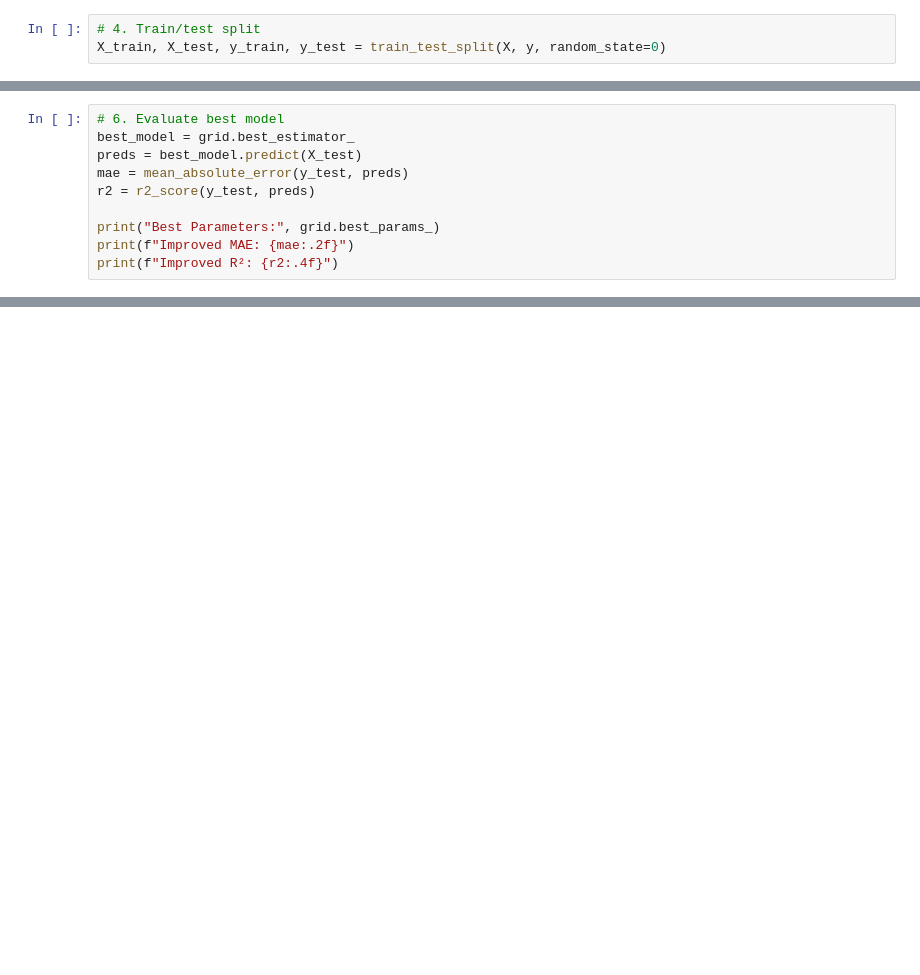
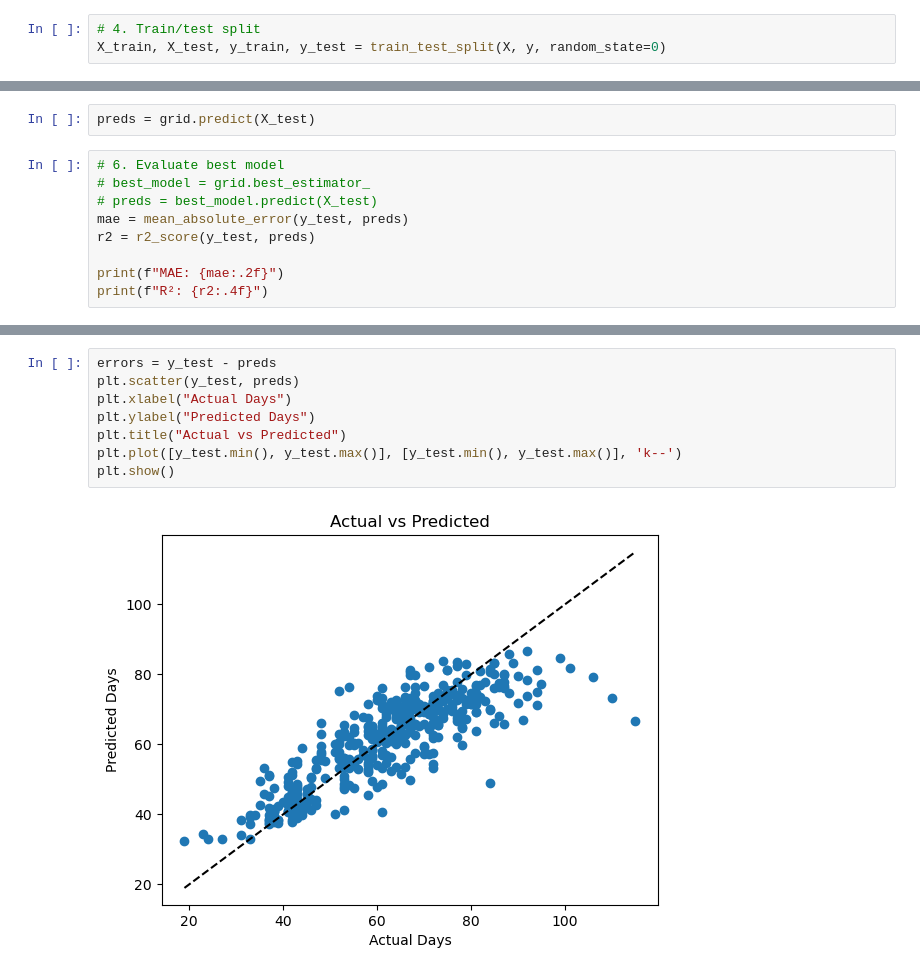
Before and after one commit to BinodGaihre/final_project_ABS, a Jupyter notebook: tepb.ipynb, the cells around one changed output, grey strips where cells are left out. Drawn from its saved outputs; the diff is of its cells as text; blank space fills up the shorter version.

```diff
--- a/tepb.ipynb
+++ b/tepb.ipynb
@@ -127,11 +173,12 @@ GridSearchCV(cv=3, estimator=RandomForestRegressor(random_state=0), n_jobs=-1,
+# %%
+preds = grid.predict(X_test)
 # %%
 # 6. Evaluate best model
-best_model = grid.best_estimator_
-preds = best_model.predict(X_test)
+# best_model = grid.best_estimator_
+# preds = best_model.predict(X_test)
 mae = mean_absolute_error(y_test, preds)
 r2 = r2_score(y_test, preds)
 
-print("Best Parameters:", grid.best_params_)
-print(f"Improved MAE: {mae:.2f}")
-print(f"Improved R²: {r2:.4f}")
+print(f"MAE: {mae:.2f}")
+print(f"R²: {r2:.4f}")
 # %% [output]
@@ -140,0 +201,10 @@ Improved R²: 0.6884
+# %%
+errors = y_test - preds
+plt.scatter(y_test, preds)
+plt.xlabel("Actual Days")
+plt.ylabel("Predicted Days")
+plt.title("Actual vs Predicted")
+plt.plot([y_test.min(), y_test.max()], [y_test.min(), y_test.max()], 'k--')
+plt.show()
+# %% [output]
+[figure, added]
```
Also changed, not shown: parts of 14 cells of this notebook.
